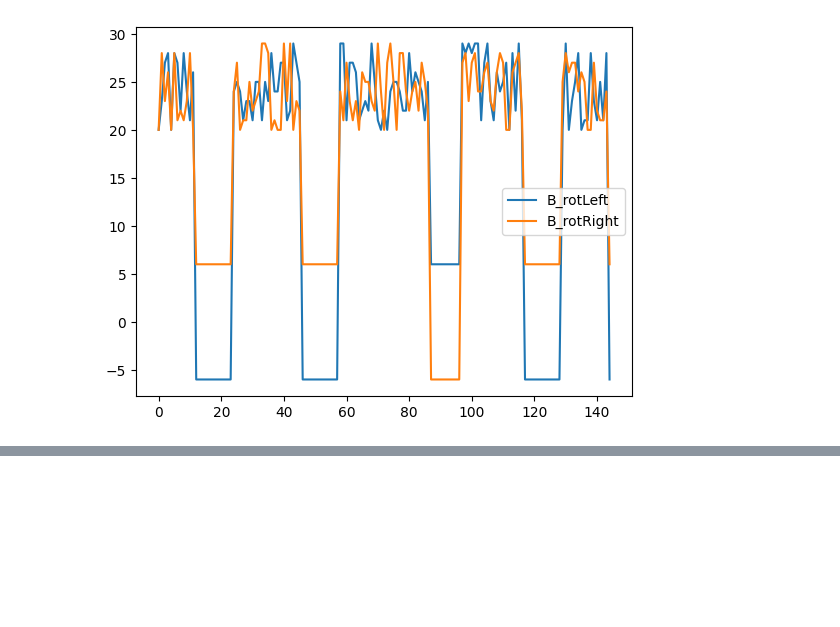
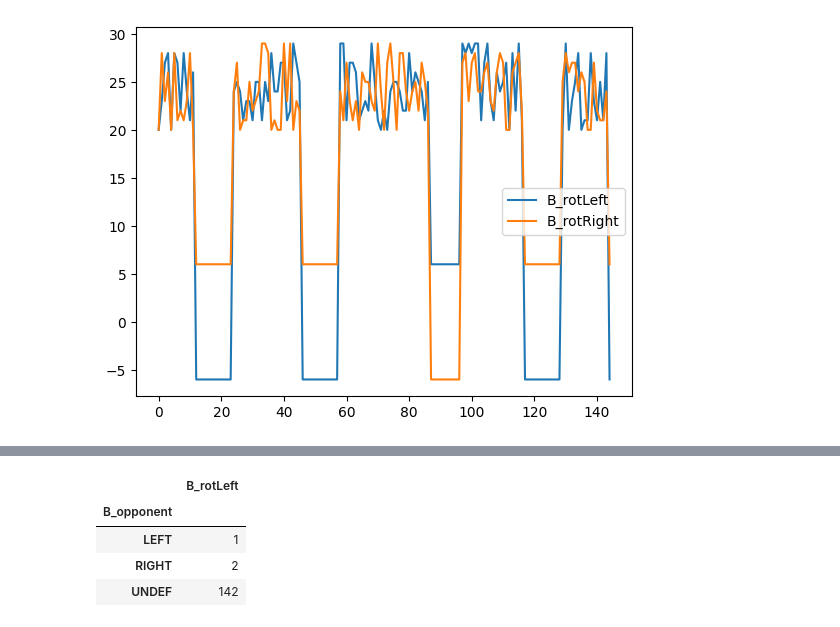
Before and after one commit to SUMOSIM1/analyse, a Jupyter notebook: SensorRobotValues1.ipynb, the cells around one changed output, grey strips where cells are left out. Saved outputs shown, nothing was run; the diff lists cells and outputs as text; code cells hidden in the pictures; blank space fills up the shorter version.

```diff
--- a/SensorRobotValues1.ipynb
+++ b/SensorRobotValues1.ipynb
@@ -56,0 +67,8 @@ df[["B_rotLeft", "B_rotRight"]].plot()
+# %%
+df[['B_opponent', 'B_rotLeft']].groupby(['B_opponent']).count()
+# %% [output]
+|  | B_rotLeft |
+| B_opponent |  |
+| LEFT | 1 |
+| RIGHT | 2 |
+| UNDEF | 142 |
```
Also changed, not shown: parts of 2 cells of this notebook.
